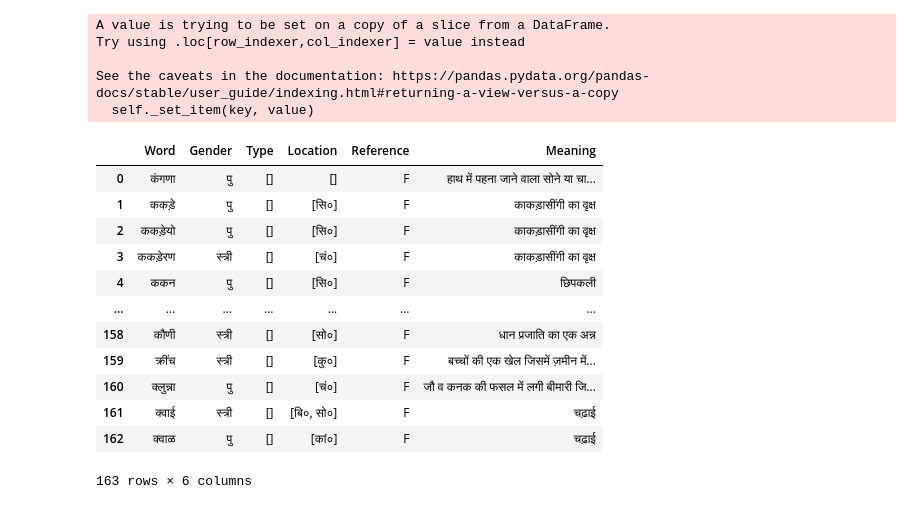
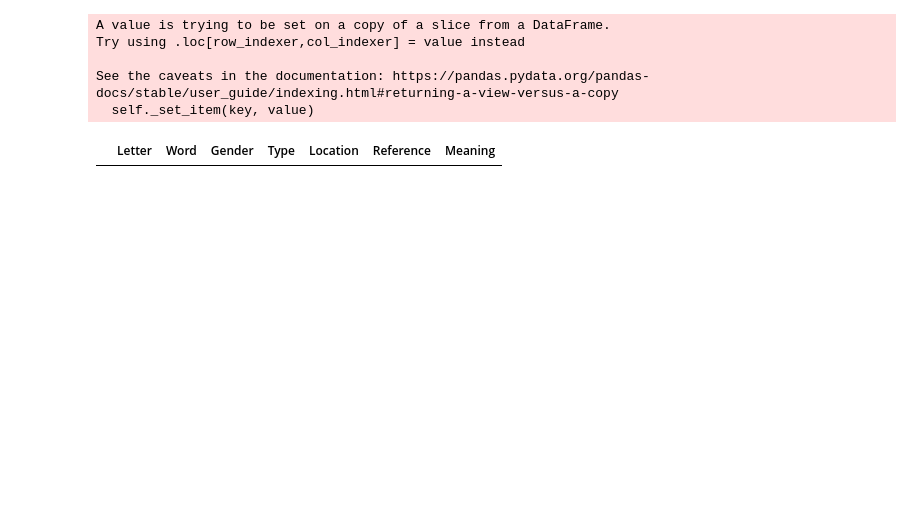
Before and after one commit to nik9hil/NLP-for-Regional-Languages, a Jupyter notebook: NLP for Regional Languages.ipynb, the cells around one changed output. Drawn from its saved outputs; the diff is of its cells as text; code cells hidden in the pictures; blank space fills up the shorter version.

```diff
--- a/NLP for Regional Languages.ipynb
+++ b/NLP for Regional Languages.ipynb
@@ -101,6 +231,6 @@ df["Reference"].unique()
 # %%
 #df = df[~df.index.duplicated(keep='first')]
-df = pd.concat([df, tmp])
+df = pd.concat([tmp, df])
 df.reset_index(drop=True, inplace=True)
 df.sort_index(inplace=True)
 #del tmp
@@ -123,8 +243,12 @@ df
 # %%
 df["Meaning"] = df["Meaning"].apply(lambda x:str(x).replace("।", ""))
 # %%
-df["Word"]=df["Word"].apply(lambda x:x.replace(u"\u0921\u093c", "\u095c"))#.encode("utf-8-sig"))
-df["Meaning"]=df["Meaning"].apply(lambda x:x.replace(u"\u0921\u093c", "\u095c"))#.encode("utf-8-sig"))
-df["Word"]=df["Word"].apply(lambda x:x.replace(u"\u0922\u093c", "\u095d"))#.encode("utf-8-sig"))
-df["Meaning"]=df["Meaning"].apply(lambda x:x.replace(u"\u0922\u093c", "\u095d"))#.encode("utf-8-sig"))
+df["Word"]=df["Word"].apply(lambda x:x.replace(u"\u0921\u093c", u"\u095c"))#.encode("utf-8-sig"))
+df["Meaning"]=df["Meaning"].apply(lambda x:x.replace(u"\u0921\u093c", u"\u095c"))#.encode("utf-8-sig"))
+df["Word"]=df["Word"].apply(lambda x:x.replace(u"\u0922\u093c", u"\u095d"))#.encode("utf-8-sig"))
+df["Meaning"]=df["Meaning"].apply(lambda x:x.replace(u"\u0922\u093c", u"\u095d"))#.encode("utf-8-sig"))
+df["Word"]=df["Word"].apply(lambda x:x.replace(":", u"\u0903"))#.encode("utf-8-sig"))
+df["Meaning"]=df["Meaning"].apply(lambda x:x.replace(":", u"\u0903"))#.encode("utf-8-sig"))
+df["Word"]=df["Word"].apply(lambda x:x.replace("\u091c\u093c", u"\u095b"))#.encode("utf-8-sig"))
+df["Meaning"]=df["Meaning"].apply(lambda x:x.replace("\u091c\u093c", u"\u095b"))#.encode("utf-8-sig"))
 # %%
@@ -146,6 +260,7 @@ df
 # %%
 #df[df["Word"].duplicated()]
-grouped = df[df["Reference"]=="N"].groupby('Word', as_index=False).agg({'Word':'first',
+grouped = df[df["Reference"]=="N"].groupby('Word', as_index=False).agg({'Letter':'first',
+                                    'Word':'first',
                                    'Gender': lambda x: list(x),
                                    'Type': lambda x: list(x),
                                    'Location': lambda x: list(x),
@@ -153,6 +268,7 @@ grouped = df[df["Reference"]=="N"].groupby('Word', as_index=False).agg({'Word':'
                                    'Meaning':'; '.join})#.drop("Word", inplace=True, axis=1)#.reset_index(drop=True)
 grouped = grouped.set_index('Word')
 # %%
-grouped["Reference"] = "N"
-grouped
+#grouped
+#grouped[grouped.index == 'इलकण']
+grouped.loc['इलकण',"Meaning"]
 # %% [output]
@@ -199,21 +303,9 @@ Try using .loc[row_indexer,col_indexer] = value instead
 See the caveats in the documentation: https://pandas.pydata.org/pandas-docs/stable/user_guide/indexing.html#returning-a-view-versus-a-copy
   self._set_item(key, value)
 # %%
-tmp
+tmp[tmp['Meaning']=='\'इलकण\'']
 # %% [output]
-|  | Word | Gender | Type | Location | Reference | Meaning |
-| 0 | कंगणा | पु | [] | [] | F | हाथ में पहना जाने वाला सोने या चा... |
-| 1 | ककड़े | पु | [] | [सि०] | F | काकड़ासींगी का वृक्ष |
-| 2 | ककड़ेयो | पु | [] | [सि०] | F | काकड़ासींगी का वृक्ष |
-| 3 | ककड़ेरण | स्त्री | [] | [चं०] | F | काकड़ासींगी का वृक्ष |
-| 4 | ककन | पु | [] | [सि०] | F | छिपकली |
-| ... | ... | ... | ... | ... | ... | ... |
-| 158 | कौणी | स्त्री | [] | [सो०] | F | धान प्रजाति का एक अन्न |
-| 159 | क्रींच | स्त्री | [] | [कु०] | F | बच्चों की एक खेल जिसमें ज़मीन में... |
-| 160 | क्लुन्ना | पु | [] | [चं०] | F | जौ व कनक की फसल में लगी बीमारी जि... |
-| 161 | क्वाई | स्त्री | [] | [बि०, सो०] | F | चढ़ाई |
-| 162 | क्वाळ | पु | [] | [कां०] | F | चढ़ाई |
+|  | Letter | Word | Gender | Type | Location | Reference | Meaning |
-163 rows × 6 columns
 # %%
 grouped.reset_index(inplace=True)
 # %%
```
Also changed, not shown: parts of 64 cells of this notebook.
